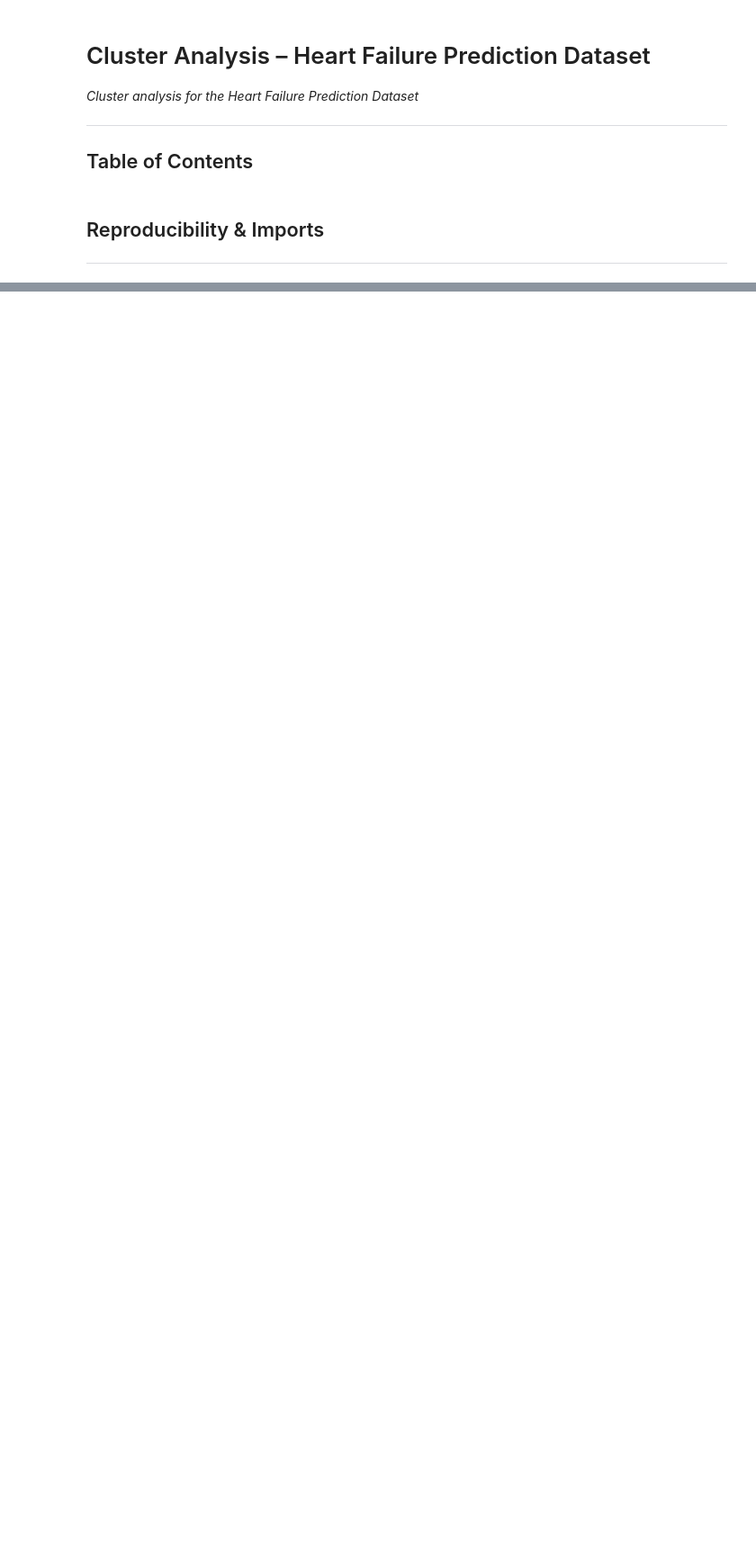
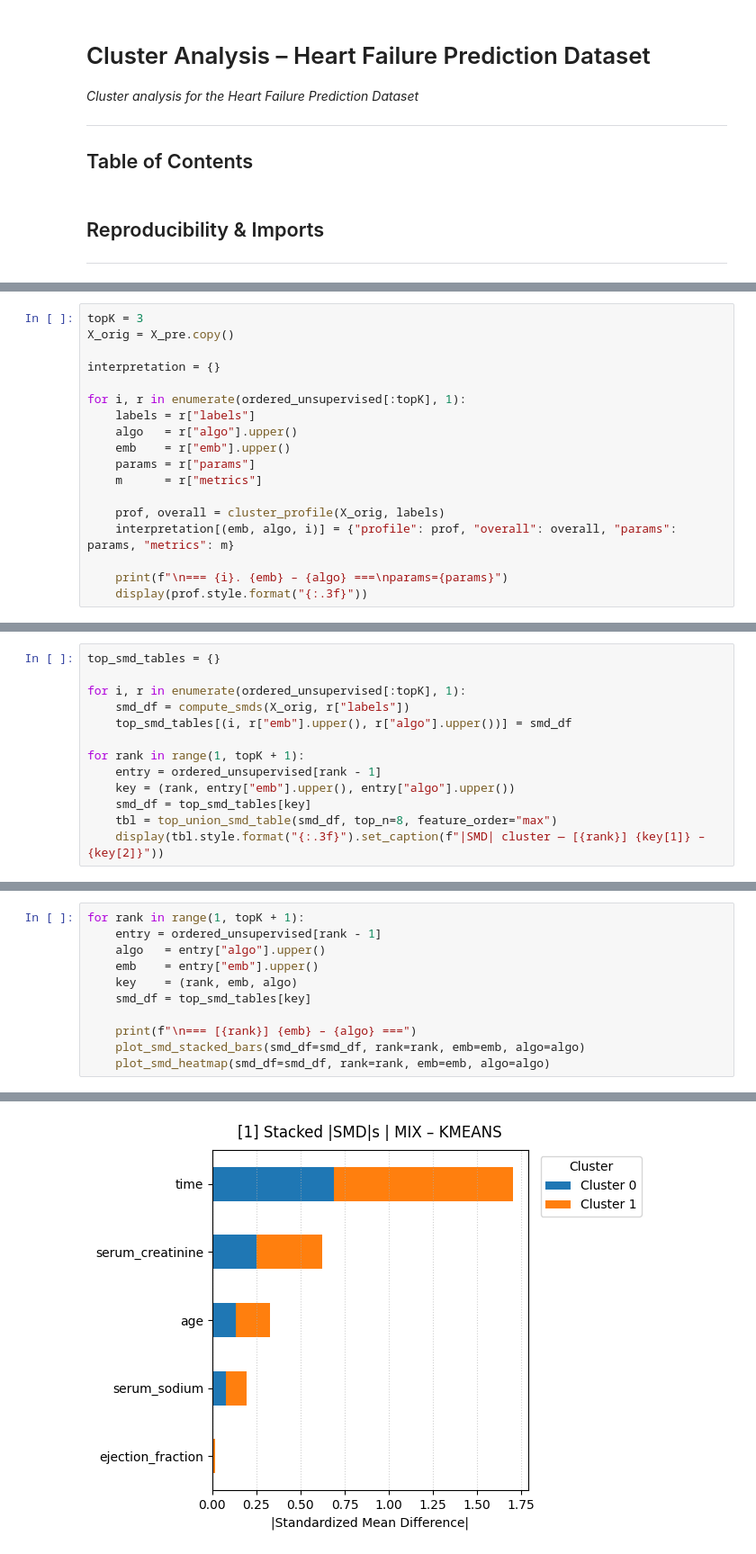
Before and after one commit to zuzannapajak/cardio-risk-prediction, a Jupyter notebook: notebooks/clustering.ipynb, the cells around one changed output, grey strips where cells are left out. Shown at 90% size. Saved outputs shown, nothing was run; the diff lists cells and outputs as text; blank space fills up the shorter version.

```diff
--- a/notebooks/clustering.ipynb
+++ b/notebooks/clustering.ipynb
@@ -582,0 +289,18 @@ for rank in range(1, topK+1):
+# %%
+topK = 3
+X_orig = X_pre.copy()
+
+interpretation = {}
+
+for i, r in enumerate(ordered_unsupervised[:topK], 1):
+    labels = r["labels"]
+    algo   = r["algo"].upper()
+    emb    = r["emb"].upper()
+    params = r["params"]
+    m      = r["metrics"]
+
+    prof, overall = cluster_profile(X_orig, labels)
+    interpretation[(emb, algo, i)] = {"profile": prof, "overall": overall, "params": params, "metrics": m}
+
+    print(f"\n=== {i}. {emb} – {algo} ===\nparams={params}")
+    display(prof.style.format("{:.3f}"))
@@ -582,0 +335,13 @@ for rank in range(1, topK+1):
+# %%
+top_smd_tables = {}
+
+for i, r in enumerate(ordered_unsupervised[:topK], 1):
+    smd_df = compute_smds(X_orig, r["labels"])
+    top_smd_tables[(i, r["emb"].upper(), r["algo"].upper())] = smd_df
+
+for rank in range(1, topK + 1):
+    entry = ordered_unsupervised[rank - 1]
+    key = (rank, entry["emb"].upper(), entry["algo"].upper())
+    smd_df = top_smd_tables[key]
+    tbl = top_union_smd_table(smd_df, top_n=8, feature_order="max")
+    display(tbl.style.format("{:.3f}").set_caption(f"|SMD| cluster — [{rank}] {key[1]} – {key[2]}"))
@@ -582,0 +375,12 @@ for rank in range(1, topK+1):
+# %%
+for rank in range(1, topK + 1):
+    entry = ordered_unsupervised[rank - 1]
+    algo   = entry["algo"].upper()
+    emb    = entry["emb"].upper()
+    key    = (rank, emb, algo)
+    smd_df = top_smd_tables[key]
+
+    print(f"\n=== [{rank}] {emb} – {algo} ===")
+    plot_smd_stacked_bars(smd_df=smd_df, rank=rank, emb=emb, algo=algo)
+    plot_smd_heatmap(smd_df=smd_df, rank=rank, emb=emb, algo=algo)
+# %% [output]
@@ -582,0 +388 @@ for rank in range(1, topK+1):
+[figure, added]
```
Also changed, not shown: parts of 63 cells of this notebook, 2 other files.
